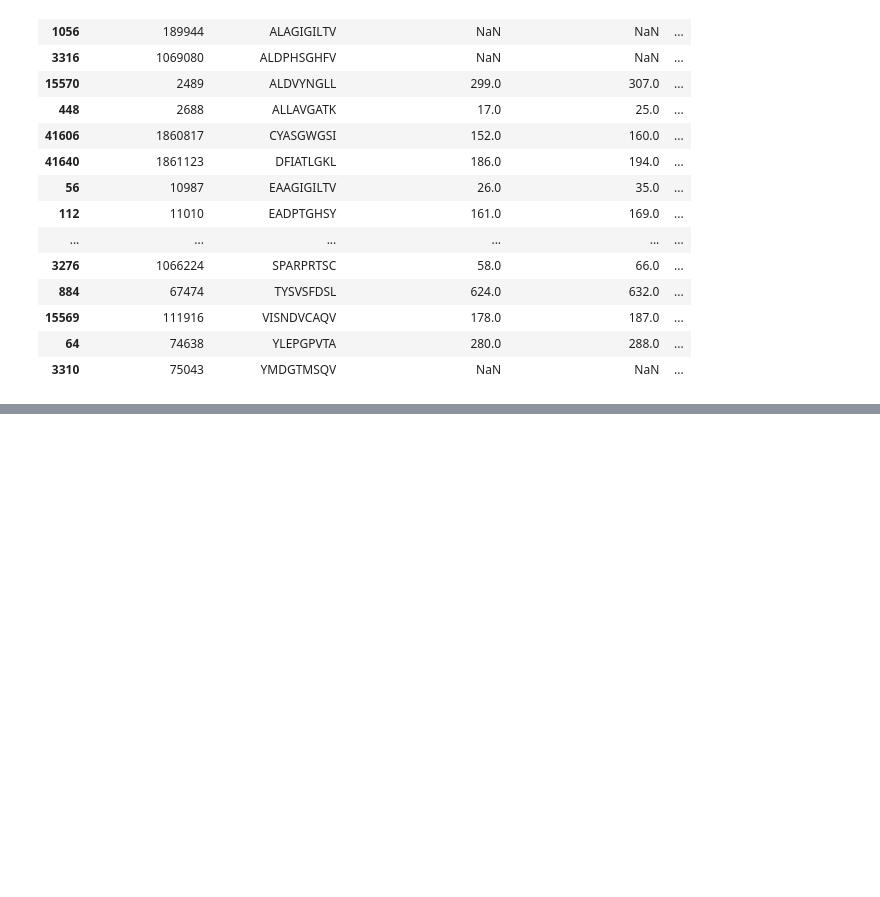
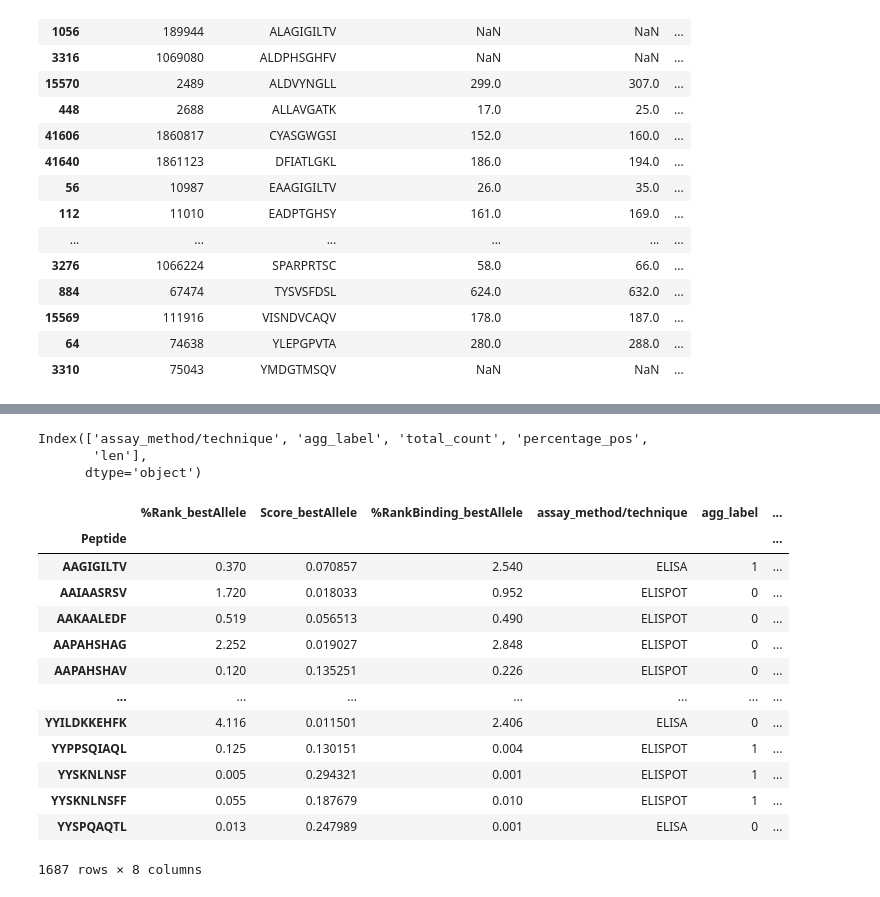
Before and after one commit to richieYT-wan/cedar, a Jupyter notebook: notebook/cedar.ipynb, the cells around one changed output, grey strips where cells are left out. Drawn from its saved outputs; the diff is of its cells as text; code cells hidden in the pictures; blank space fills up the shorter version.

```diff
--- a/notebook/cedar.ipynb
+++ b/notebook/cedar.ipynb
@@ -166,10 +203,12 @@ df_tc = flc(pd.read_csv('../data/tcell_export_mhc1_220510.csv', header = [0,1]))
 # define neg as having a neg test and NO positive
 # filters duplicates and keep only single entry with new label
 elis = keep_full_HLA(query_ELIS(df_tc))
-unique_df, dup_df, common_indices = get_dupe_unique_df(elis)
+unique_df, dup_df, common_indices = get_dupe_unique_df(keep_full_HLA(elis))
 
 # Get aggregated label from duplicated epitope entries
 # Keep unique entries and re-assign labels
 agg = get_agg(dup_df)
 unique_df = assign_agg_metrics(unique_df, agg, common_indices)
 filtered_df = unique_df[COLS]
+filtered_df['len'] = filtered_df['epitope_description'].apply(lambda x: len(x))
+filtered_df = filtered_df.query('len>=8 and len <=12')
@@ -212,0 +276,24 @@ query.groupby('agg_label').agg({'epitope_description':'count'})
+# %%
+filtered_df.columns[-5:]
+# %% [output]
+Index(['assay_method/technique', 'agg_label', 'total_count', 'percentage_pos',
+       'len'],
+      dtype='object')
+# %%
+prime_results = pd.read_csv('./cedar_filtered_results.txt', skiprows=11, sep='\t', usecols=range(4))
+pd.merge(prime_results.set_index('Peptide'), filtered_df.set_index('epitope_description')[filtered_df.columns[-5:]], left_index=True,right_index=True)
+# %% [output]
+|  | %Rank_bestAllele | Score_bestAllele | %RankBinding_bestAllele | assay_method/technique | agg_label | ... |
+| Peptide |  |  |  |  |  | ... |
+| AAGIGILTV | 0.370 | 0.070857 | 2.540 | ELISA | 1 | ... |
+| AAIAASRSV | 1.720 | 0.018033 | 0.952 | ELISPOT | 0 | ... |
+| AAKAALEDF | 0.519 | 0.056513 | 0.490 | ELISPOT | 0 | ... |
+| AAPAHSHAG | 2.252 | 0.019027 | 2.848 | ELISPOT | 0 | ... |
+| AAPAHSHAV | 0.120 | 0.135251 | 0.226 | ELISPOT | 0 | ... |
+| ... | ... | ... | ... | ... | ... | ... |
+| YYILDKKEHFK | 4.116 | 0.011501 | 2.406 | ELISA | 0 | ... |
+| YYPPSQIAQL | 0.125 | 0.130151 | 0.004 | ELISPOT | 1 | ... |
+| YYSKNLNSF | 0.005 | 0.294321 | 0.001 | ELISPOT | 1 | ... |
+| YYSKNLNSFF | 0.055 | 0.187679 | 0.010 | ELISPOT | 1 | ... |
+| YYSPQAQTL | 0.013 | 0.247989 | 0.001 | ELISA | 0 | ... |
+1687 rows × 8 columns
```
Also changed, not shown: parts of 13 cells of this notebook, 11 other files.
